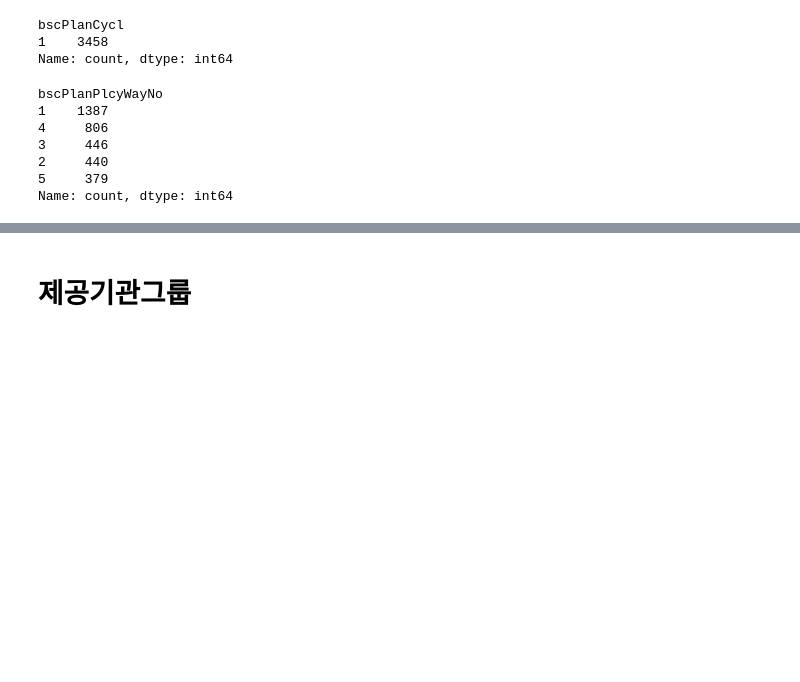
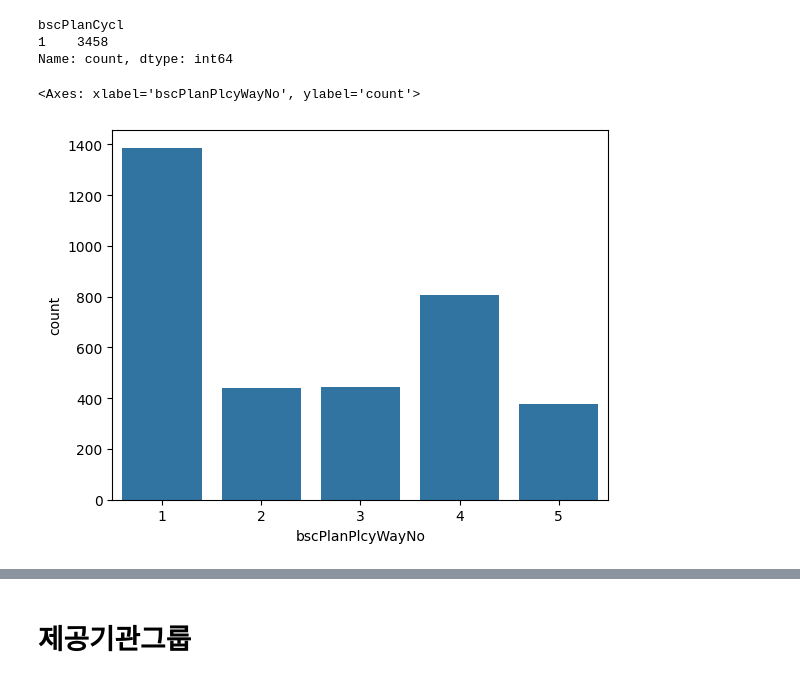
Before and after one commit to SKNETWORKS-FAMILY-AICAMP/SKN10-FINAL-5Team, a Jupyter notebook: data/EDA/EDA_2025-05-26.ipynb, the cells around one changed output, grey strips where cells are left out. Drawn from its saved outputs; the diff is of its cells as text; code cells hidden in the pictures; blank space fills up the shorter version.

```diff
--- a/data/EDA/EDA_2025-05-26.ipynb
+++ b/data/EDA/EDA_2025-05-26.ipynb
@@ -70,16 +74,11 @@ df['bscPlanCycl'].value_counts()
 bscPlanCycl
 1    3458
 Name: count, dtype: int64
-# %%
-# 기본계획정책방향번호
-df['bscPlanPlcyWayNo'].value_counts()
-# %% [output]
-bscPlanPlcyWayNo
-1    1387
-4     806
-3     446
-2     440
-5     379
-Name: count, dtype: int64
+# %%
+# 기본계획정책방향번호
+sns.countplot(data=df, x='bscPlanPlcyWayNo')
+# %% [output]
+<Axes: xlabel='bscPlanPlcyWayNo', ylabel='count'>
+[figure, added]
 # %%
 # 기본계획중점과제번호
```
Also changed, not shown: parts of 22 cells of this notebook.
